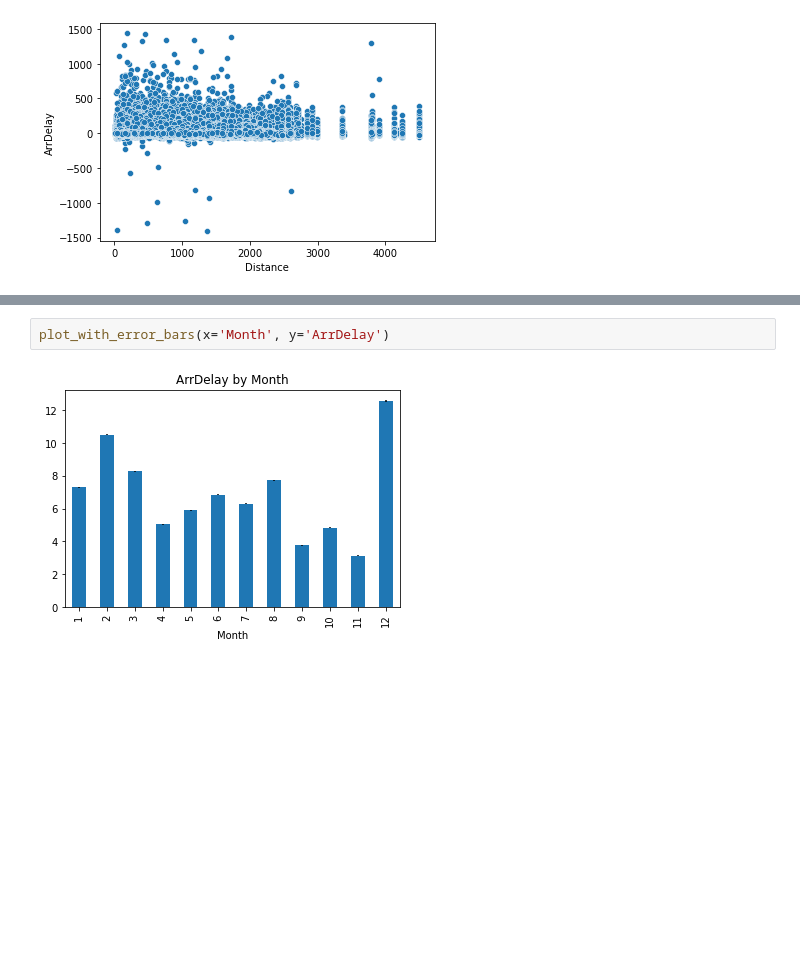
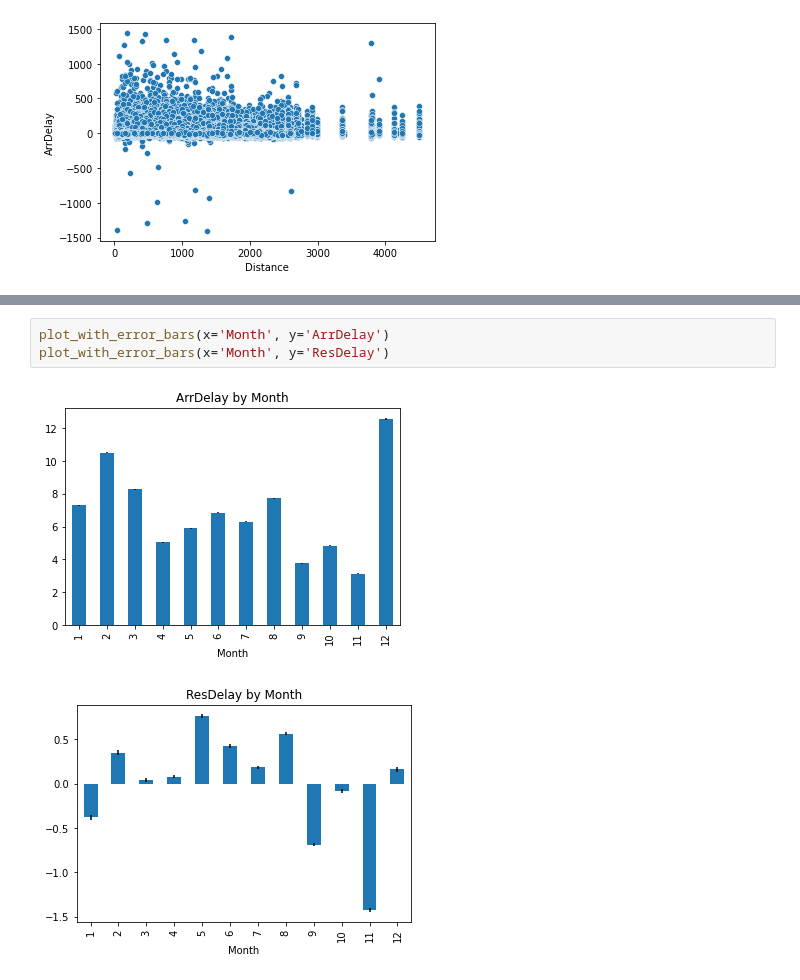
Before and after one commit to soomin-jeong/spark-ml-project, a Jupyter notebook: exploration/Spark - Exploratory Analysis Data.ipynb, the cells around one changed output, grey strips where cells are left out. Cells and saved outputs as stored; diff of their text form; blank space fills up the shorter version.

```diff
--- a/exploration/Spark - Exploratory Analysis Data.ipynb
+++ b/exploration/Spark - Exploratory Analysis Data.ipynb
@@ -96,6 +119,8 @@ plot_with_error_bars(x='DayOfWeek', y='ArrDelay')
 # %%
 plot_with_error_bars(x='Month', y='ArrDelay')
+plot_with_error_bars(x='Month', y='ResDelay')
 # %% [output]
 [figure]
+[figure, added]
 # %%
 plot_with_error_bars(x='UniqueCarrier', y='ArrDelay')
```
Also changed, not shown: parts of 12 cells of this notebook.
